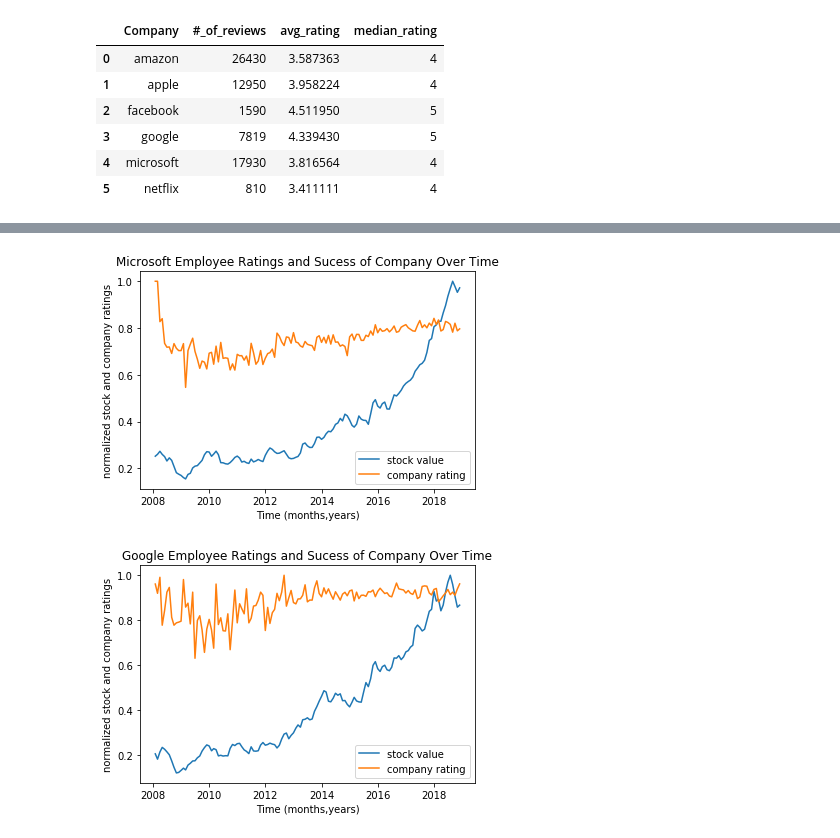
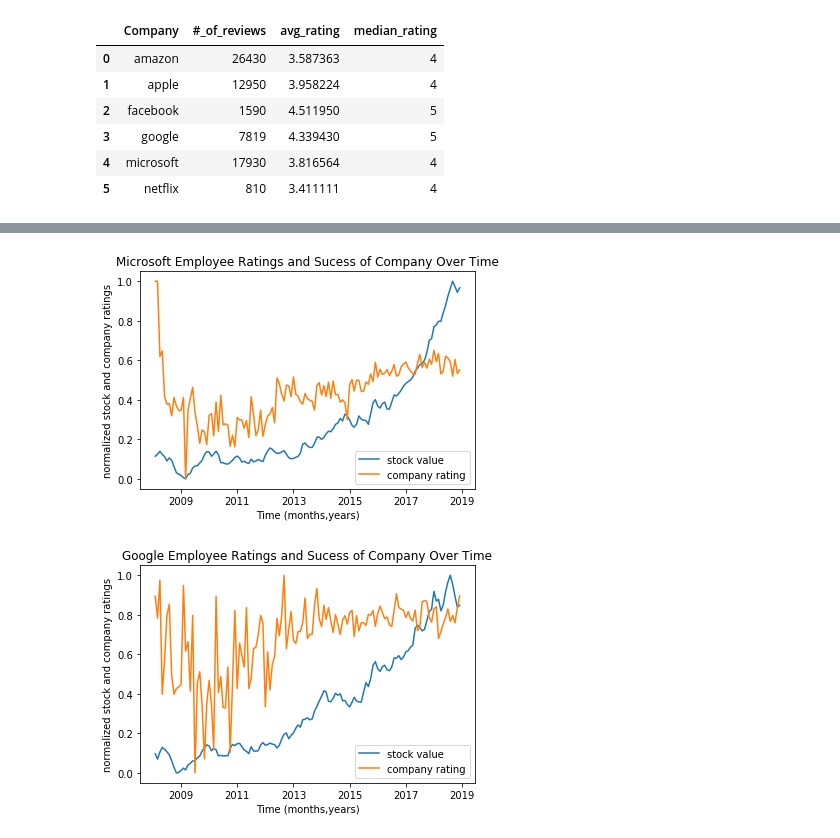
Before and after one commit to annabl38/Project_1, a Jupyter notebook: Data Cleaning Exploration Final.ipynb, the cells around one changed output, grey strips where cells are left out. Drawn from its saved outputs; the diff is of its cells as text; code cells hidden in the pictures.

```diff
--- a/Data Cleaning Exploration Final.ipynb
+++ b/Data Cleaning Exploration Final.ipynb
@@ -1035,8 +1048,11 @@ Microsoft_MSFT=Microsoft_MSFT.rename(columns={"Close":"Stock-at-close"})
 
 microsoft_month=Microsoft_MSFT.Date.dt.to_period("M")
 microsoft_mean=(Microsoft_MSFT.groupby(microsoft_month)).mean()
-microsoft_mean['scaled-ratings']=(microsoft_mean['overall-ratings']/microsoft_mean['overall-ratings'].max())
-microsoft_mean['stocks-scaled']=(microsoft_mean['Stock-at-close']/microsoft_mean['Stock-at-close'].max())
+
+microsoft_mean['scaled-ratings']=(((microsoft_mean['overall-ratings'])-(microsoft_mean['overall-ratings'].min())))
+microsoft_mean['stocks-scaled']=(((microsoft_mean['Stock-at-close'])-(microsoft_mean['Stock-at-close'].min())))
+microsoft_mean['scaled-ratings'] = microsoft_mean['scaled-ratings']/microsoft_mean['scaled-ratings'].max()
+microsoft_mean['stocks-scaled'] = microsoft_mean['stocks-scaled']/microsoft_mean['stocks-scaled'].max()
 
 microsoft_star_x=microsoft_mean.to_timestamp()
 x=microsoft_star_x.index.values
@@ -1047,38 +1063,42 @@ plt.title('Microsoft Employee Ratings and Sucess of Company Over Time')
 plt.xlabel('Time (months,years)')
 plt.ylabel('normalized stock and company ratings')
 plt.legend()
-plt.savefig('Microsoft_graph.png')
+plt.savefig('Microsoft_graphed.png')
 plt.show()
 # %% [output]
-[figure, old version]
+[figure, new version]
 # %%
 #Google stock data
 GOOG_file= "../Project_1/worldtradingdata-history-GOOG.csv"
 GOOG_df= pd.read_csv(GOOG_file)
 GOOG_df['Date'] = pd.to_datetime(GOOG_df['Date'],format=None)
 
 #merged data
 Google_GOOG=pd.merge(google_df, GOOG_df, how='left', on ='Date')
 Google_GOOG.drop(['job-title','summary','location','pros','cons','advice-to-mgmt','work-balance-stars',
                   'culture-values-stars','carrer-opportunities-stars','comp-benefit-stars',
                   'senior-mangemnet-stars','helpful-count','link','Open','High','Low','Volume'], axis=1, inplace=True)
 Google_GOOG=Google_GOOG.rename(columns={"Close":"Stock-at-close"})
 Google_GOOG.dropna()
 g_month=Google_GOOG.Date.dt.to_period("M")
 google_mean=(Google_GOOG.groupby(g_month)).mean()
-google_mean['scaled-ratings']=(google_mean['overall-ratings']/google_mean['overall-ratings'].max())
-google_mean['stocks-scaled']=(google_mean['Stock-at-close']/google_mean['Stock-at-close'].max())
+
+google_mean['scaled-ratings']=(((google_mean['overall-ratings'])-(google_mean['overall-ratings'].min())))
+google_mean['stocks-scaled']=(((google_mean['Stock-at-close'])-(google_mean['Stock-at-close'].min())))
+google_mean['scaled-ratings'] = google_mean['scaled-ratings']/google_mean['scaled-ratings'].max()
+google_mean['stocks-scaled'] = google_mean['stocks-scaled']/google_mean['stocks-scaled'].max()
+
 google_star_x=google_mean.to_timestamp()
 x=google_star_x.index.values
 
 plt.plot(x,google_mean['stocks-scaled'],label='stock value')
 plt.plot(x, google_mean['scaled-ratings'],label='company rating')
 
 plt.title('Google Employee Ratings and Sucess of Company Over Time')
 plt.xlabel('Time (months,years)')
 plt.ylabel('normalized stock and company ratings')
 plt.legend()
-plt.savefig('Google_graph.png')
+plt.savefig('Google_graphed.png')
 plt.show()
 # %% [output]
-[figure, old version]
+[figure, new version]
```
Also changed, not shown: parts of 5 cells of this notebook.
